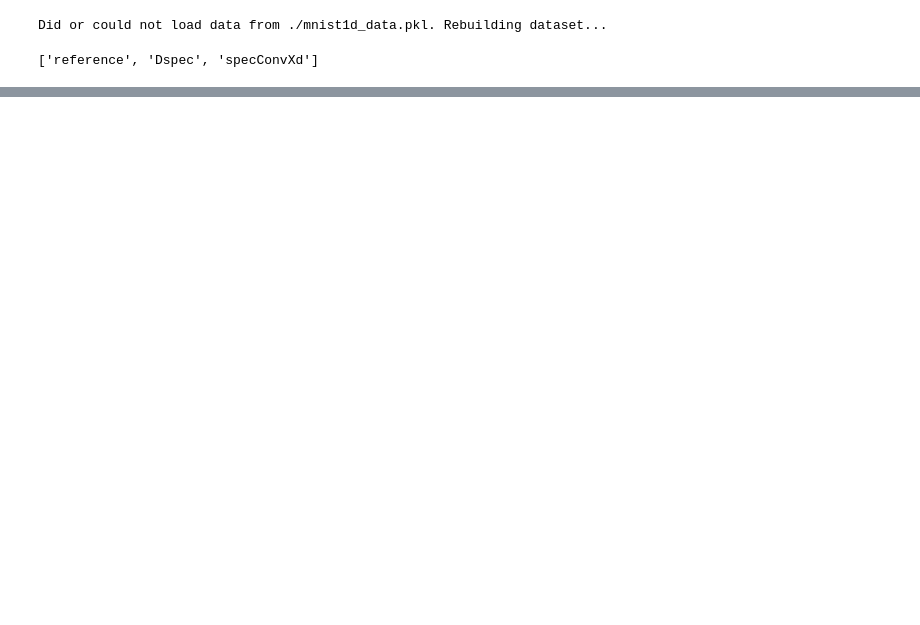
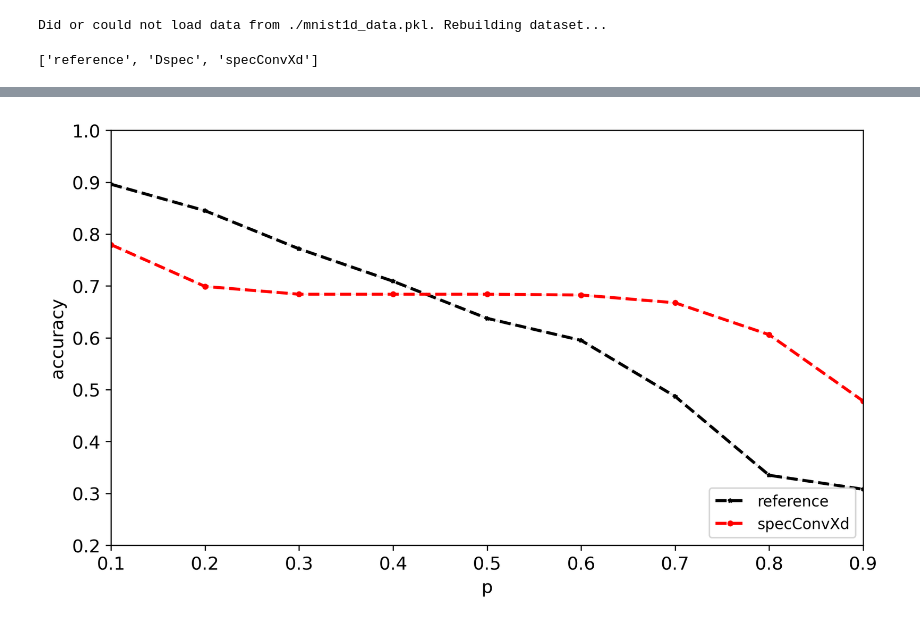
Before and after one commit to DALPHA-sys-24/SpectralConvxD, a Jupyter notebook: example.ipynb, the cells around one changed output, grey strips where cells are left out. Cells and saved outputs as stored; diff of their text form; code cells hidden in the pictures; blank space fills up the shorter version.

Commit message:
test spectral pruning

```diff
--- a/example.ipynb
+++ b/example.ipynb
@@ -42,7 +44,7 @@ models_pars={'reference':
                      "spectral_cnn1d_config":{ 'kernel_size': 3,
                                                 'stride': 1,
                                                 'padding': 0,
-                                                'trainable_phi':False,
+                                                'trainable_phi':True,
                                                 'use_lambda_out':False,
                                                 'use_lambda_in' : True,
                                                 'use_bias': True
@@ -62,7 +64,7 @@ models_pars={'reference':
                                                 }
                     },
 
-             'specConvXd':{"spectral_config":{ 'is_base_trainable': False,
+             'specConvXd':{"spectral_config":{ 'is_base_trainable': True,
                                         'is_diag_start_trainable': False,
                                         'is_diag_end_trainable': True,
                                         'use_bias': True
@@ -179,0 +182,7 @@ models.get_hyperparameters()
+# %%
+replication = {'rep':1}
+depth={'N':[2500]}
+drop={'p':[0.1,0.2, 0.3, 0.4, 0.5, 0.6, 0.7, 0.8, 0.9]}
+# %%
+path =r"C:\Users\jketchak\Documents\DALPHAcommunity\UNAMUR\EUREKA\btwg_ml\SpectralConvxD\SpectralConvxD\DataWarehouse\dtest"
+path=spc.utils.remplacer_backslash(path)
@@ -179,0 +202,19 @@ models.get_hyperparameters()
+# %%
+results={name : spc.extract_accuracy_and_save(replication=replication,depth=depth,drop=drop,name=name,path=path) for name in models_name if name!='Dspec'}
+# %%
+spc.plot_results(results,x_min=0.1,
+            x_max=0.9,
+            y_min=0.2,
+            y_max=1.0,
+            xlabel='p',
+            ylabel='accuracy',
+            show_fig=True,
+            use_grid=False,
+            markersize=3,
+            percentile=True,
+            save_fig=False,
+            dpi=300,
+            loc='lower right',
+            name_fig='results')
+# %% [output]
+[figure, added]
```
Also changed, not shown: parts of 7 cells of this notebook, 6 other files.
